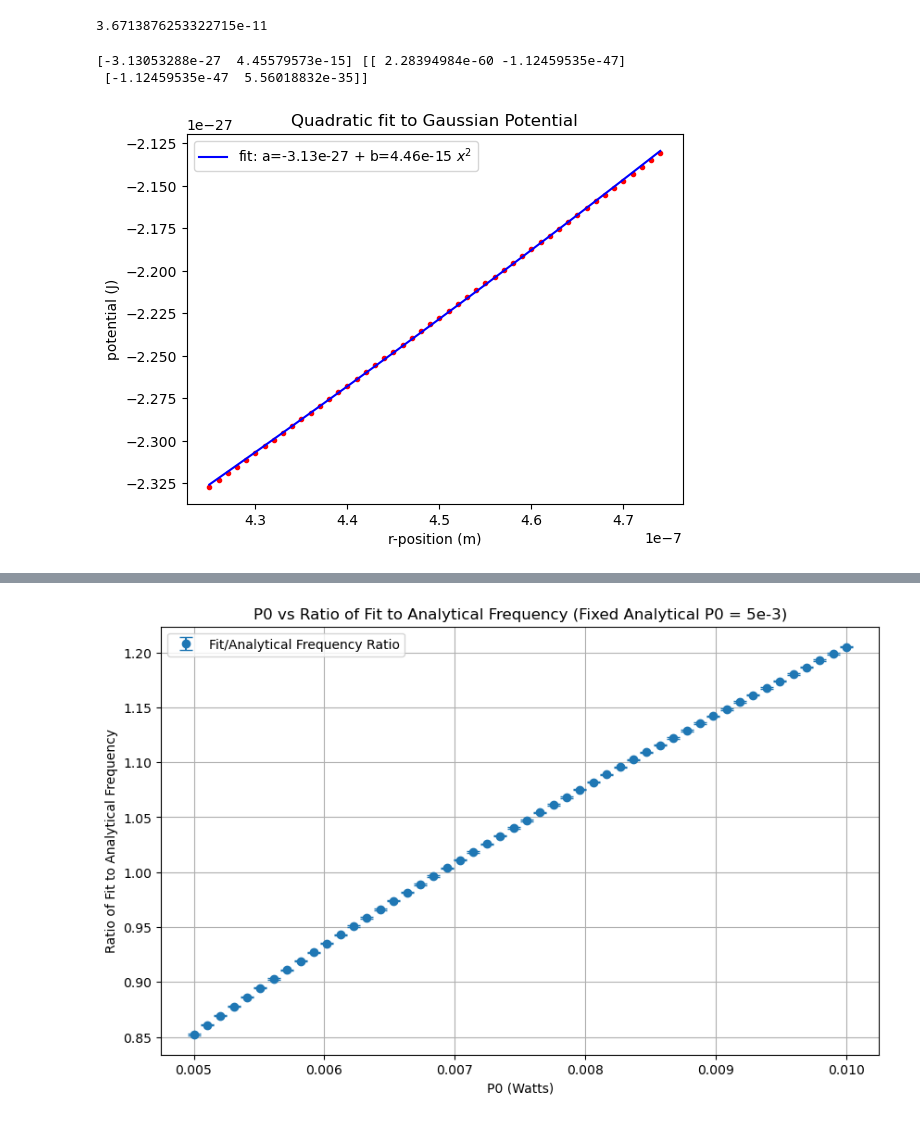
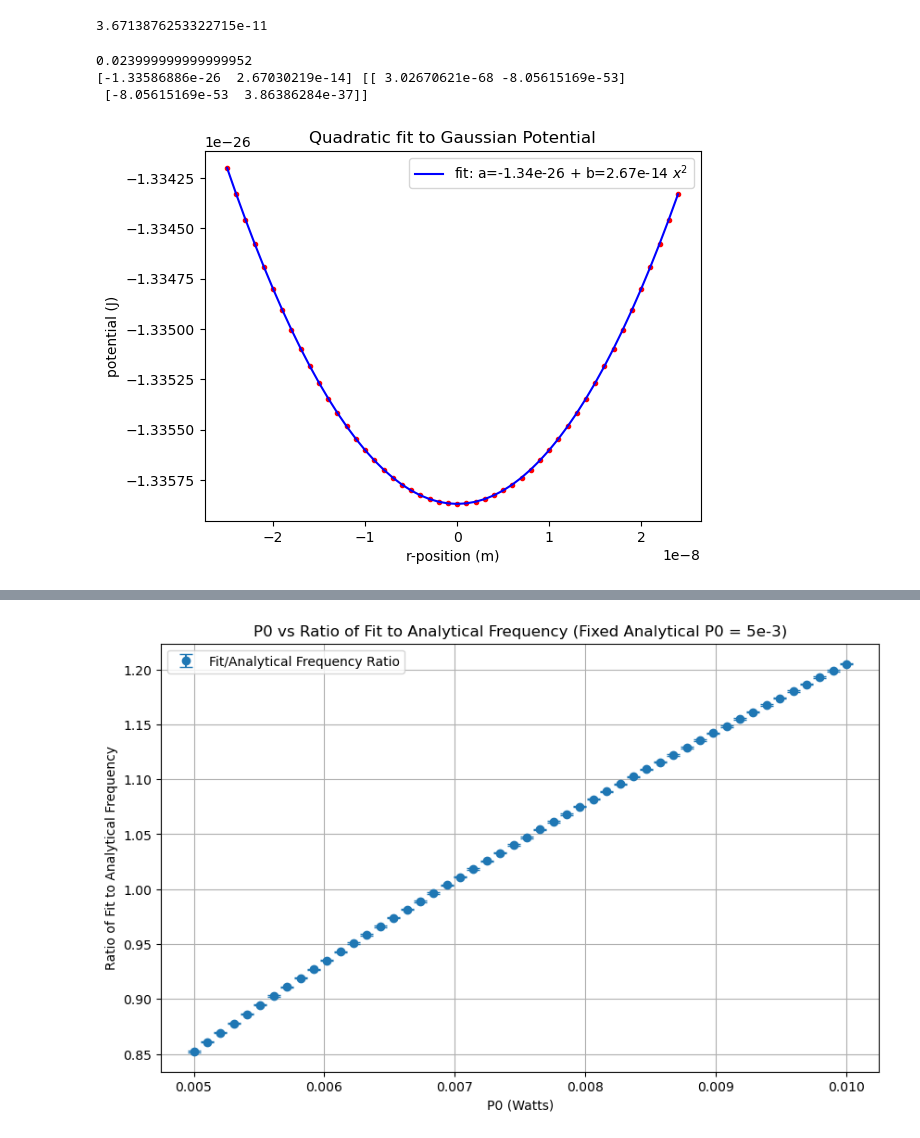
Before and after one commit to SQRLab/BladeRunner, a Jupyter notebook: Tweezers/Tweezer_Misalignment.ipynb, the cells around one changed output, grey strips where cells are left out. Saved outputs shown, nothing was run; the diff lists cells and outputs as text; code cells hidden in the pictures.

```diff
--- a/Tweezers/Tweezer_Misalignment.ipynb
+++ b/Tweezers/Tweezer_Misalignment.ipynb
@@ -50,41 +51,42 @@ tweeze_on[0] - ionspacing[0][tweezed_ion]
 # %% [output]
 3.6713876253322715e-11
 # %%
-P0 = 5e-3
+P0 = 20e-3
 FWHM = (1)*1e-6
 z_pos = 0
 lambda_beam = 532e-9
 
 #making a list of r-positions to pass through the potential function.  This is in the frame of the laser beam,
 #so 0 is the center of the beam
-r_pos = np.arange((1/2)*0.85*1e-6,(1/2)*(0.95)*1e-6,0.001e-6)
+r_pos = np.arange((1/2)*-0.05*1e-6,(1/2)*(0.05)*1e-6,0.001e-6)
+print(max(r_pos)*1e6)
 
 intens = intensity(P0,FWHM,z_pos,r_pos,lambda_beam)
 a =  potential_position_dependent(omega_res,linewidths,omega_tweezer,intens)
+#fitting the potential vector to a quadratic function
+from scipy import optimize
+
+def quadratic(x,a,b):
+    return a+b*(x**2)
+xdata = r_pos
+ydata = a
+
+popt, pcov = curve_fit(quadratic, xdata, ydata)
+
+print(popt,pcov)
+
+plt.plot(xdata,ydata,'r.')
+plt.plot(xdata,quadratic(xdata, *popt) ,'b-',label=f'fit: a={popt[0]:.2e} + b={popt[1]:.2e} $x^{{2}}$')
+plt.xlabel("r-position (m)")
+plt.ylabel("potential (J)")
+plt.title("Quadratic fit to Gaussian Potential")
+plt.legend()
+plt.show()
+# %% [output]
+0.023999999999999952
+[-1.33586886e-26  2.67030219e-14] [[ 3.02670621e-68 -8.05615169e-53]
+ [-8.05615169e-53  3.86386284e-37]]
+[figure, added]
-# %%
-#fitting the potential vector to a quadratic function
-from scipy import optimize
-
-def quadratic(x,a,b):
-    return a+b*(x**2)
-xdata = r_pos
-ydata = a
-
-popt, pcov = curve_fit(quadratic, xdata, ydata)
-
-print(popt,pcov)
-
-plt.plot(xdata,ydata,'r.')
-plt.plot(xdata,quadratic(xdata, *popt) ,'b-',label=f'fit: a={popt[0]:.2e} + b={popt[1]:.2e} $x^{{2}}$')
-plt.xlabel("r-position (m)")
-plt.ylabel("potential (J)")
-plt.title("Quadratic fit to Gaussian Potential")
-plt.legend()
-plt.show()
-# %% [output]
-[-3.13053288e-27  4.45579573e-15] [[ 2.28394984e-60 -1.12459535e-47]
- [-1.12459535e-47  5.56018832e-35]]
-[figure, removed]
 # %%
 
 FWHM = 1e-6
```
Also changed, not shown: parts of 11 cells of this notebook, 3 other files.
